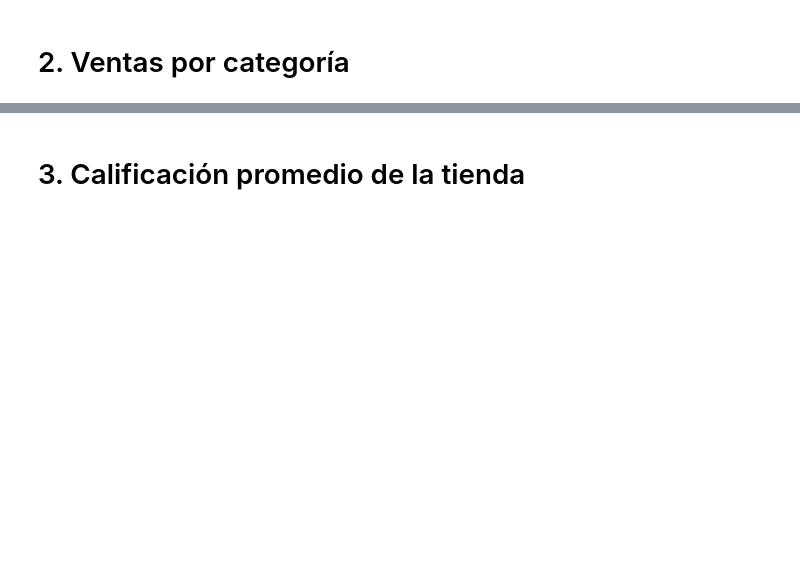
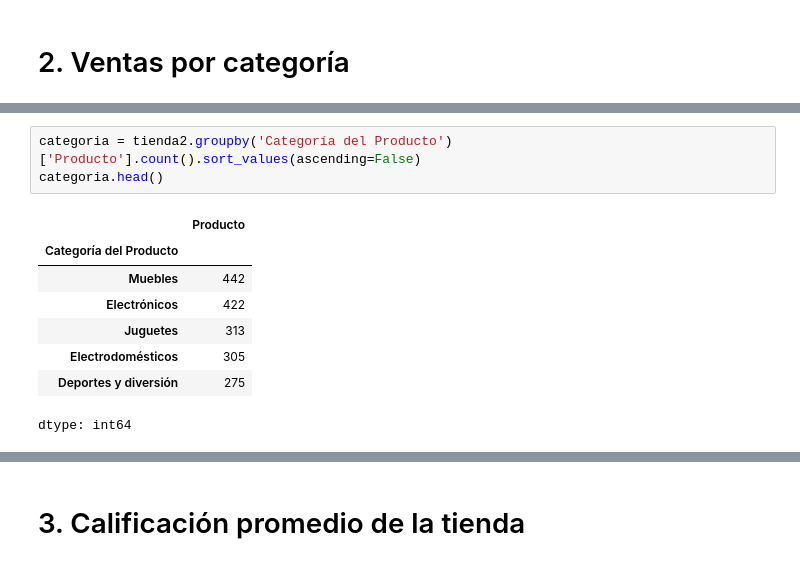
Before and after one commit to armando030/analisis-py, a Jupyter notebook: AluraStoreLatam.ipynb, the cells around one changed output, grey strips where cells are left out. Cells and saved outputs as stored; diff of their text form; blank space fills up the shorter version.

```diff
--- a/AluraStoreLatam.ipynb
+++ b/AluraStoreLatam.ipynb
@@ -51,0 +78,12 @@ memory usage: 221.3+ KB
+# %%
+categoria = tienda2.groupby('Categoría del Producto')['Producto'].count().sort_values(ascending=False)
+categoria.head()
+# %% [output]
+|  | Producto |
+| Categoría del Producto |  |
+| Muebles | 442 |
+| Electrónicos | 422 |
+| Juguetes | 313 |
+| Electrodomésticos | 305 |
+| Deportes y diversión | 275 |
+dtype: int64
```
Also changed, not shown: parts of 15 cells of this notebook.
